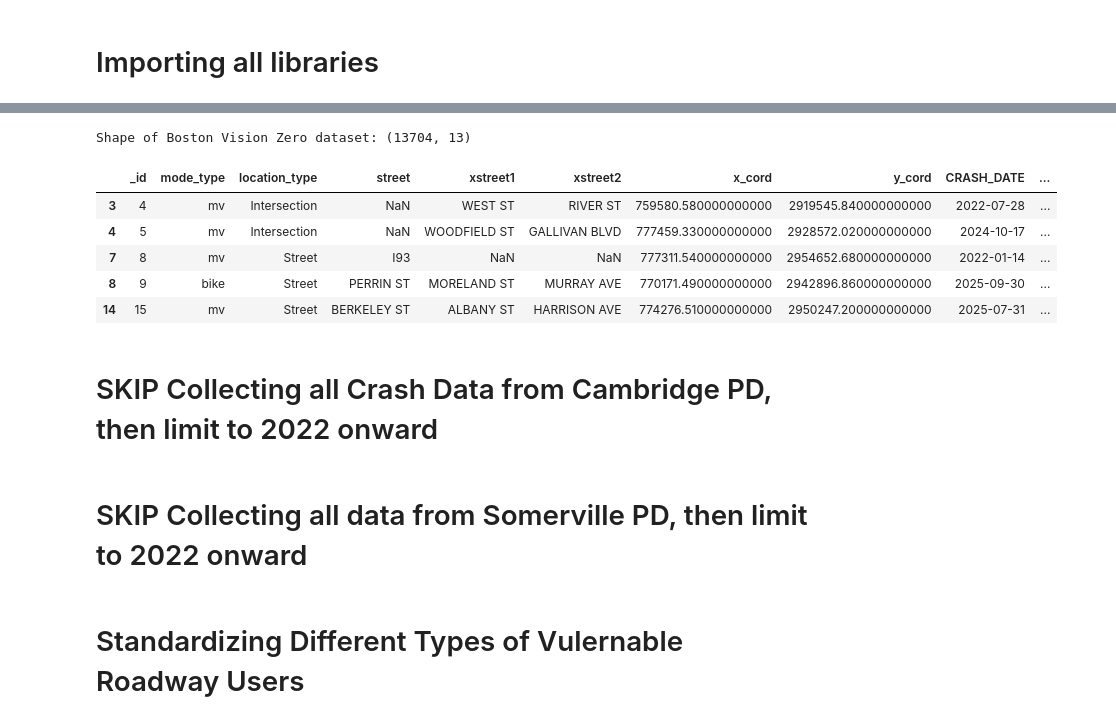
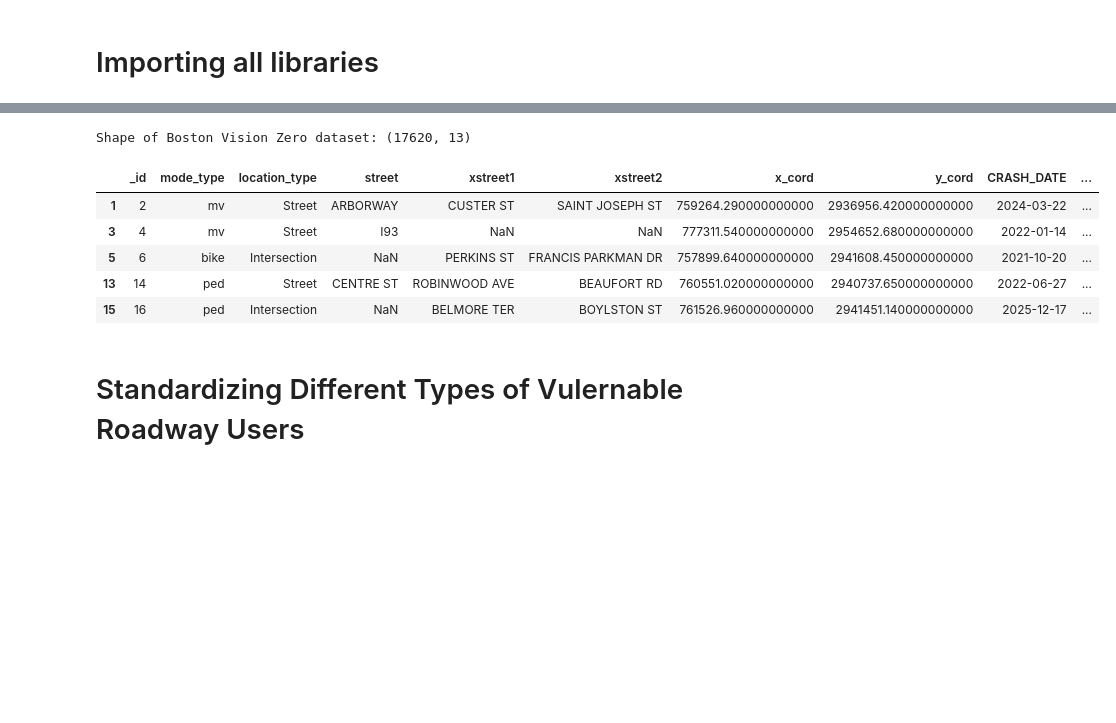
Before and after one commit to JackDougherty/mass-crash-map, a Jupyter notebook: data/boston-city-merge-clean.ipynb, the cells around one changed output, grey strips where cells are left out. Drawn from its saved outputs; the diff is of its cells as text; code cells hidden in the pictures; blank space fills up the shorter version.

```diff
--- a/data/boston-city-merge-clean.ipynb
+++ b/data/boston-city-merge-clean.ipynb
@@ -43,7 +36,7 @@ all_features = []
 #Inserted years individually because "2023v" naming issue in MassDOT crash server
 #https://gis.crashdata.dot.mass.gov/arcgis/rest/services/MassDOT
 
-years = ['2022','2023v','2024','2025','2026']
+years = ['2021', '2022','2023v','2024','2025','2026']
 
 for year in years:
 
@@ -163,26 +156,24 @@ Shape: (42681, 11)
 # %%
 # the dispatch_ts columns is of type str and contains information about the date and time
 # lat and lon are also of type str
 # the following code ensures time and date are of type datetime and lon and lat are numeric
 df["CRASH_DATE"] = pd.to_datetime(df["dispatch_ts"]).dt.date
 df["CRASH_TIME"] = pd.to_datetime(df["dispatch_ts"]).dt.time
 df['LAT'] = df['lat']
 df['LON'] = df['long']
 df['LAT'] = pd.to_numeric(df['LAT'], errors='coerce')
 df['LON'] = pd.to_numeric(df['LON'], errors='coerce')
 df['CITY_TOWN_NAME'] = 'BOSTON'
-df = df[pd.to_datetime(df["dispatch_ts"]).dt.year >=2022]
+df = df[pd.to_datetime(df["dispatch_ts"]).dt.year >=2021]
 df = df.drop(columns=["lat", "long","dispatch_ts"])
 bvz_crashes = df
 print("Shape of Boston Vision Zero dataset:",bvz_crashes.shape)
 bvz_crashes.head()
 # %% [output]
-Shape of Boston Vision Zero dataset: (13704, 13)
+Shape of Boston Vision Zero dataset: (17620, 13)
 |  | _id | mode_type | location_type | street | xstreet1 | xstreet2 | x_cord | y_cord | CRASH_DATE | ... |
-| 3 | 4 | mv | Intersection | NaN | WEST ST | RIVER ST | 759580.580000000000 | 2919545.840000000000 | 2022-07-28 | ... |
-| 4 | 5 | mv | Intersection | NaN | WOODFIELD ST | GALLIVAN BLVD | 777459.330000000000 | 2928572.020000000000 | 2024-10-17 | ... |
-| 7 | 8 | mv | Street | I93 | NaN | NaN | 777311.540000000000 | 2954652.680000000000 | 2022-01-14 | ... |
-| 8 | 9 | bike | Street | PERRIN ST | MORELAND ST | MURRAY AVE | 770171.490000000000 | 2942896.860000000000 | 2025-09-30 | ... |
-| 14 | 15 | mv | Street | BERKELEY ST | ALBANY ST | HARRISON AVE | 774276.510000000000 | 2950247.200000000000 | 2025-07-31 | ... |
+| 1 | 2 | mv | Street | ARBORWAY | CUSTER ST | SAINT JOSEPH ST | 759264.290000000000 | 2936956.420000000000 | 2024-03-22 | ... |
+| 3 | 4 | mv | Street | I93 | NaN | NaN | 777311.540000000000 | 2954652.680000000000 | 2022-01-14 | ... |
+| 5 | 6 | bike | Intersection | NaN | PERKINS ST | FRANCIS PARKMAN DR | 757899.640000000000 | 2941608.450000000000 | 2021-10-20 | ... |
+| 13 | 14 | ped | Street | CENTRE ST | ROBINWOOD AVE | BEAUFORT RD | 760551.020000000000 | 2940737.650000000000 | 2022-06-27 | ... |
+| 15 | 16 | ped | Intersection | NaN | BELMORE TER | BOYLSTON ST | 761526.960000000000 | 2941451.140000000000 | 2025-12-17 | ... |
-# %% [markdown]
-# SKIP Collecting all Crash Data from Cambridge PD, then limit to 2022 onward
@@ -234,2 +179,0 @@ Shape of Boston Vision Zero dataset: (13704, 13)
-# %% [markdown]
-# SKIP Collecting all data from Somerville PD, then limit to 2022 onward
```
Also changed, not shown: parts of 25 cells of this notebook, 3 other files.
